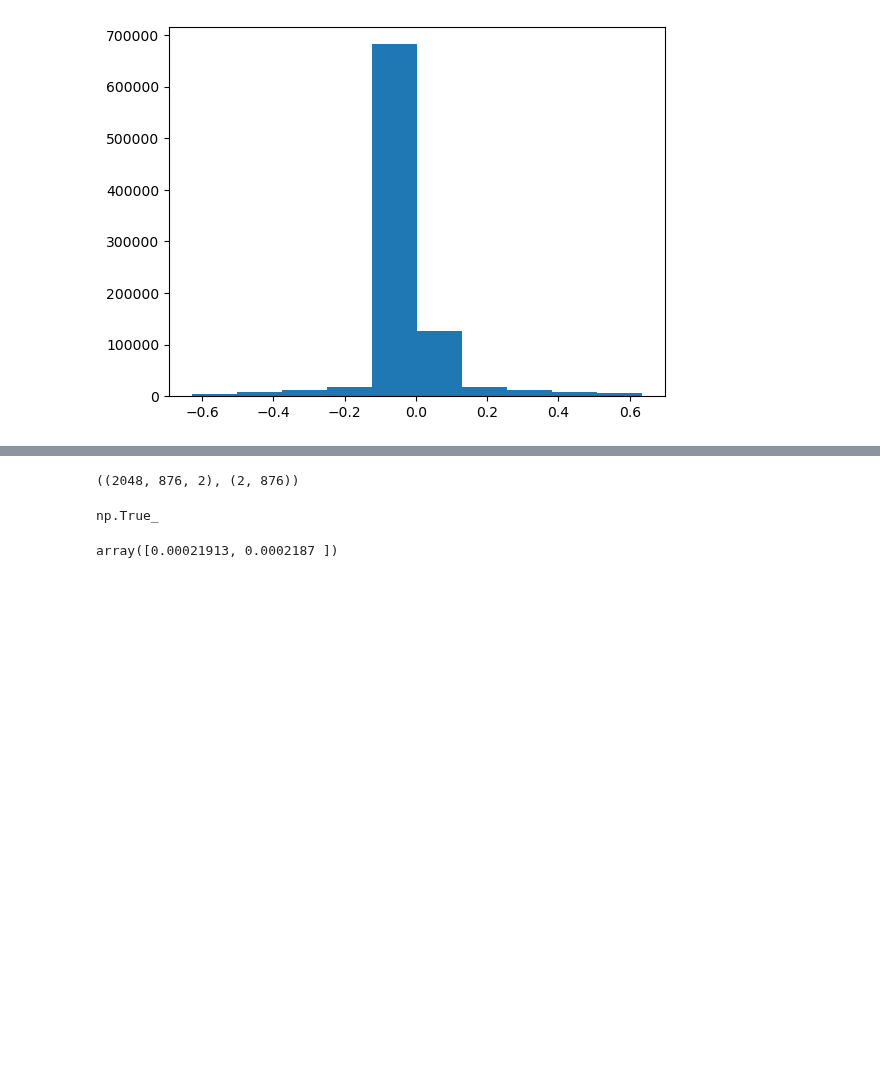
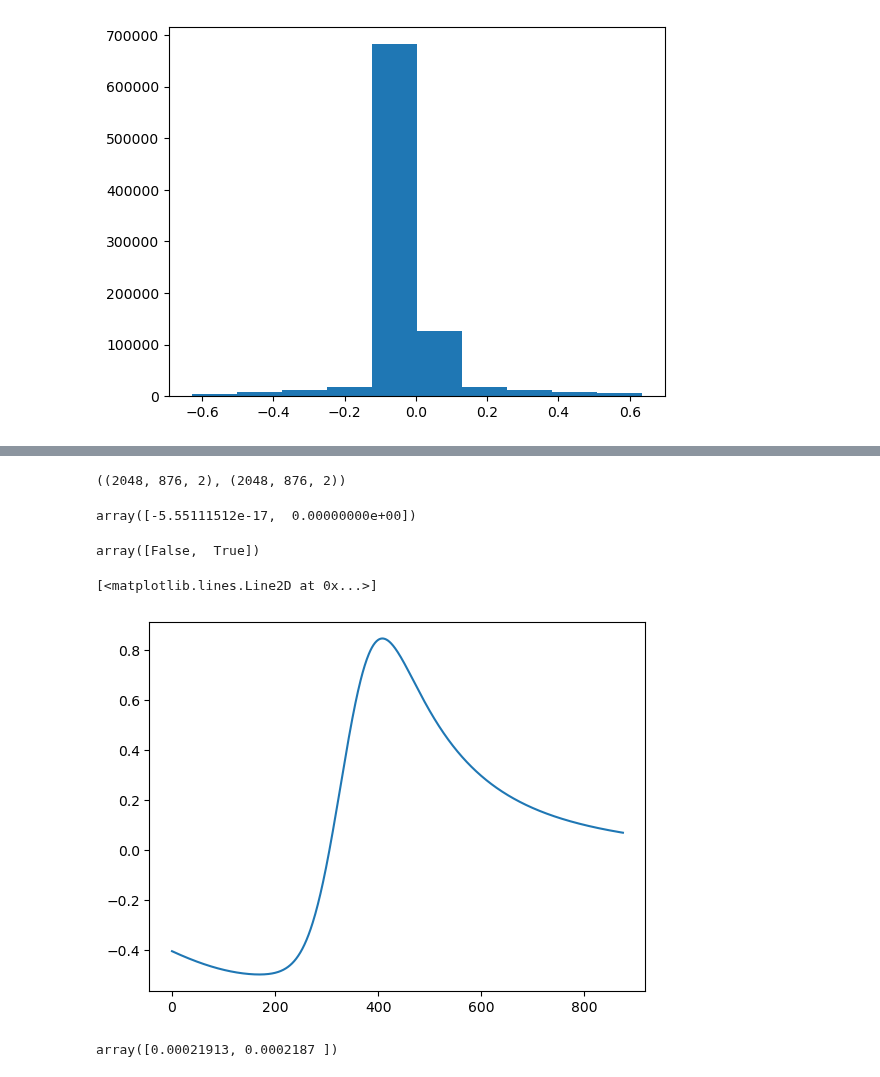
Before and after one commit to Chujo58/fitburst, a Jupyter notebook: test.ipynb, the cells around one changed output, grey strips where cells are left out. Cells and saved outputs as stored; diff of their text form; code cells hidden in the pictures; blank space fills up the shorter version.

```diff
--- a/test.ipynb
+++ b/test.ipynb
@@ -288,11 +335,26 @@ if r2 is not None:
 # %%
-prof2.shape, prof1.shape
+prof2.shape, fitburst_prof.shape
 # %% [output]
-((2048, 876, 2), (2, 876))
+((2048, 876, 2), (2048, 876, 2))
+# %%
+ratio2[idf : idf + 2, :, 0].mean(1) - ratio.flatten()
+# %% [output]
+array([-5.55111512e-17,  0.00000000e+00])
+# %%
+# np.all(z == z2[0:2,:,0])
+
+ratio.flatten() == ratio2[0:2, :, 0].mean(1)
+# %% [output]
+array([False,  True])
 # %%
-np.any(prof1 == prof2[0:2,:,0])
+# np.all(prof1 == prof2[0:2, :, 0])
+
+diff = prof2[0:2, :, 0] - prof1
-# %% [output]
-np.True_
+# %%
+plt.plot(diff[0])
+# %% [output]
+[<matplotlib.lines.Line2D at 0x...>]
+[figure, added]
 # %%
 current_sc_time * (freq_ratio**current_sc_idx)[0:2, idc]
 # %% [output]
```
Also changed, not shown: parts of 19 cells of this notebook, 1 other file.
